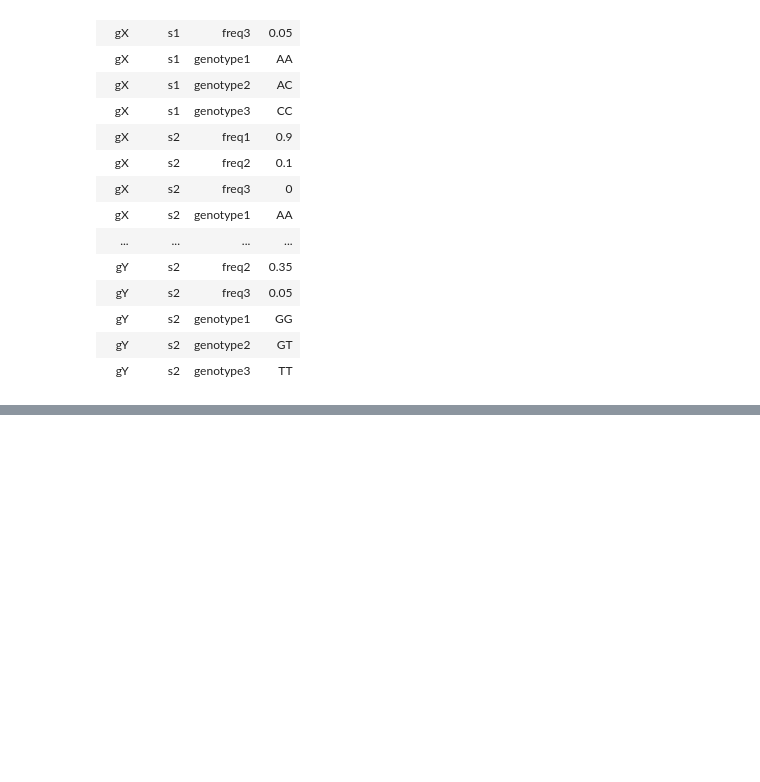
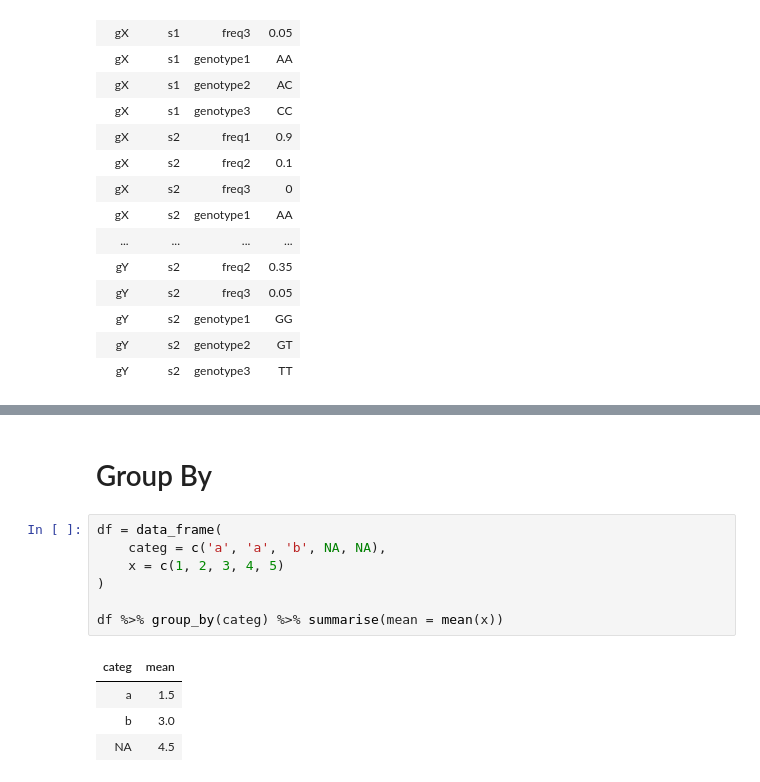
Before and after one commit to MatrixNorm/kaggle, a Jupyter notebook: learn/dplyr.ipynb, the cells around one changed output, grey strips where cells are left out. Drawn from its saved outputs; the diff is of its cells as text; blank space fills up the shorter version.

```diff
--- a/learn/dplyr.ipynb
+++ b/learn/dplyr.ipynb
@@ -62,0 +44,14 @@ arrange(gene, sample, variable)
+# %% [markdown]
+# Group By
+# %%
+df = data_frame(
+    categ = c('a', 'a', 'b', NA, NA),
+    x = c(1, 2, 3, 4, 5)
+)
+
+df %>% group_by(categ) %>% summarise(mean = mean(x))
+# %% [output]
+| categ | mean |
+| a | 1.5 |
+| b | 3.0 |
+| NA | 4.5 |
```
Also changed, not shown: parts of 1 cell of this notebook, 4 other files.
